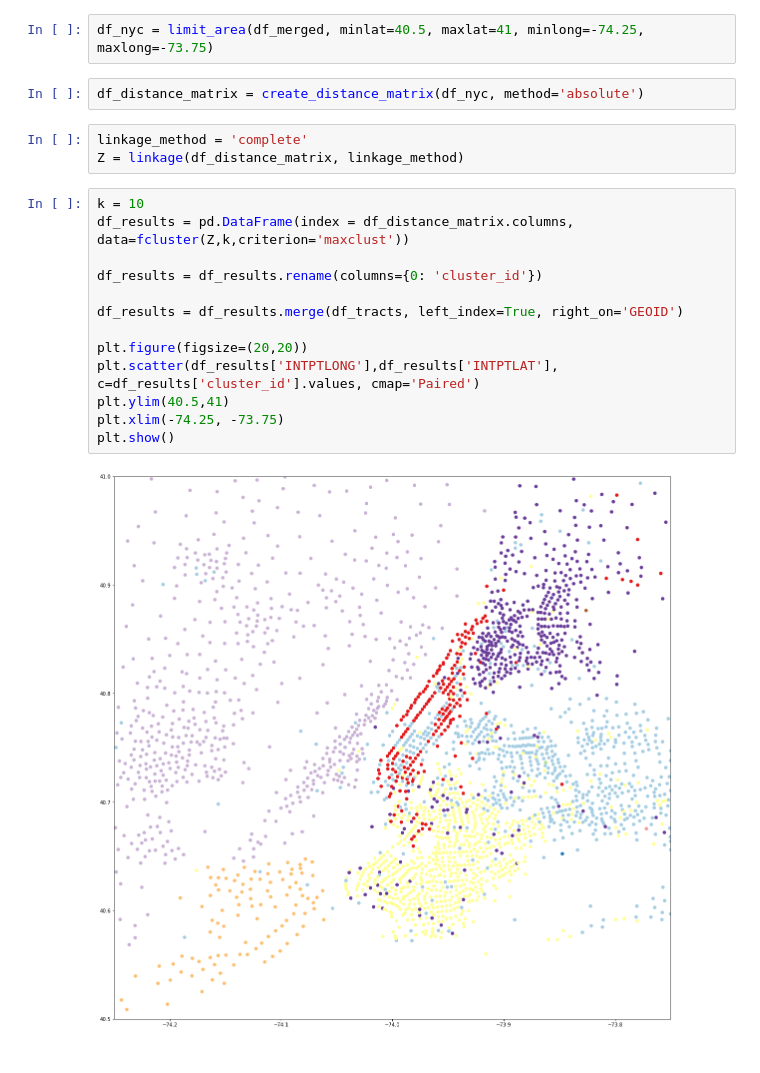
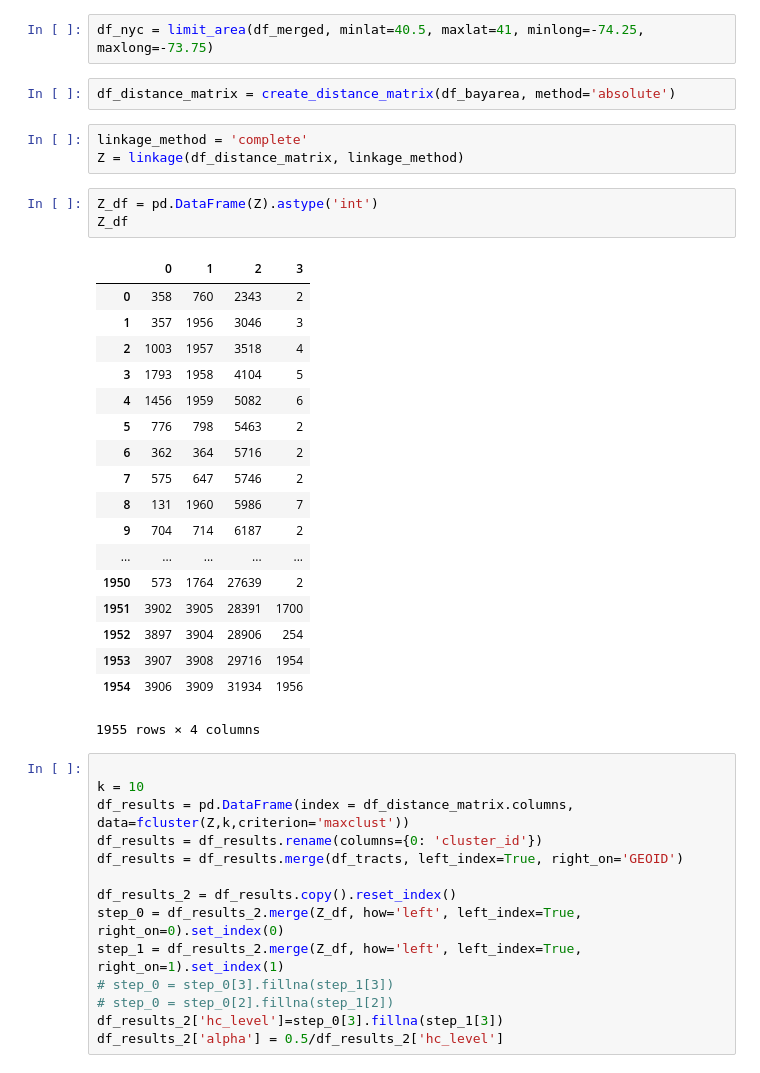
Before and after one commit to joannabate/commute, a Jupyter notebook: More EDA.ipynb, the cells around one changed output. Saved outputs shown, nothing was run; the diff lists cells and outputs as text.

```diff
--- a/More EDA.ipynb
+++ b/More EDA.ipynb
@@ -21,22 +21,43 @@ df_state = limit_area(df_merged, state='NY', maxlat=41)
 # %%
 df_nyc = limit_area(df_merged, minlat=40.5, maxlat=41, minlong=-74.25, maxlong=-73.75)
 # %%
-df_distance_matrix = create_distance_matrix(df_nyc, method='absolute')
+df_distance_matrix = create_distance_matrix(df_bayarea, method='absolute')
 # %%
 linkage_method = 'complete'
 Z = linkage(df_distance_matrix, linkage_method)
-# %%
-k = 10
-df_results = pd.DataFrame(index = df_distance_matrix.columns, data=fcluster(Z,k,criterion='maxclust'))
-
-df_results = df_results.rename(columns={0: 'cluster_id'})
-
-df_results = df_results.merge(df_tracts, left_index=True, right_on='GEOID')
-
-plt.figure(figsize=(20,20))
-plt.scatter(df_results['INTPTLONG'],df_results['INTPTLAT'], c=df_results['cluster_id'].values, cmap='Paired')
-plt.ylim(40.5,41)
-plt.xlim(-74.25, -73.75)
-plt.show()
-# %% [output]
-[figure, removed]
+# %%
+Z_df = pd.DataFrame(Z).astype('int')
+Z_df
+# %% [output]
+|  | 0 | 1 | 2 | 3 |
+| 0 | 358 | 760 | 2343 | 2 |
+| 1 | 357 | 1956 | 3046 | 3 |
+| 2 | 1003 | 1957 | 3518 | 4 |
+| 3 | 1793 | 1958 | 4104 | 5 |
+| 4 | 1456 | 1959 | 5082 | 6 |
+| 5 | 776 | 798 | 5463 | 2 |
+| 6 | 362 | 364 | 5716 | 2 |
+| 7 | 575 | 647 | 5746 | 2 |
+| 8 | 131 | 1960 | 5986 | 7 |
+| 9 | 704 | 714 | 6187 | 2 |
+| ... | ... | ... | ... | ... |
+| 1950 | 573 | 1764 | 27639 | 2 |
+| 1951 | 3902 | 3905 | 28391 | 1700 |
+| 1952 | 3897 | 3904 | 28906 | 254 |
+| 1953 | 3907 | 3908 | 29716 | 1954 |
+| 1954 | 3906 | 3909 | 31934 | 1956 |
+1955 rows × 4 columns
+# %%
+
+k = 10
+df_results = pd.DataFrame(index = df_distance_matrix.columns, data=fcluster(Z,k,criterion='maxclust'))
+df_results = df_results.rename(columns={0: 'cluster_id'})
+df_results = df_results.merge(df_tracts, left_index=True, right_on='GEOID')
+
+df_results_2 = df_results.copy().reset_index()
+step_0 = df_results_2.merge(Z_df, how='left', left_index=True, right_on=0).set_index(0)
+step_1 = df_results_2.merge(Z_df, how='left', left_index=True, right_on=1).set_index(1)
+# step_0 = step_0[3].fillna(step_1[3])
+# step_0 = step_0[2].fillna(step_1[2])
+df_results_2['hc_level']=step_0[3].fillna(step_1[3])
+df_results_2['alpha'] = 0.5/df_results_2['hc_level']
```
Also changed, not shown: parts of 10 cells of this notebook.
